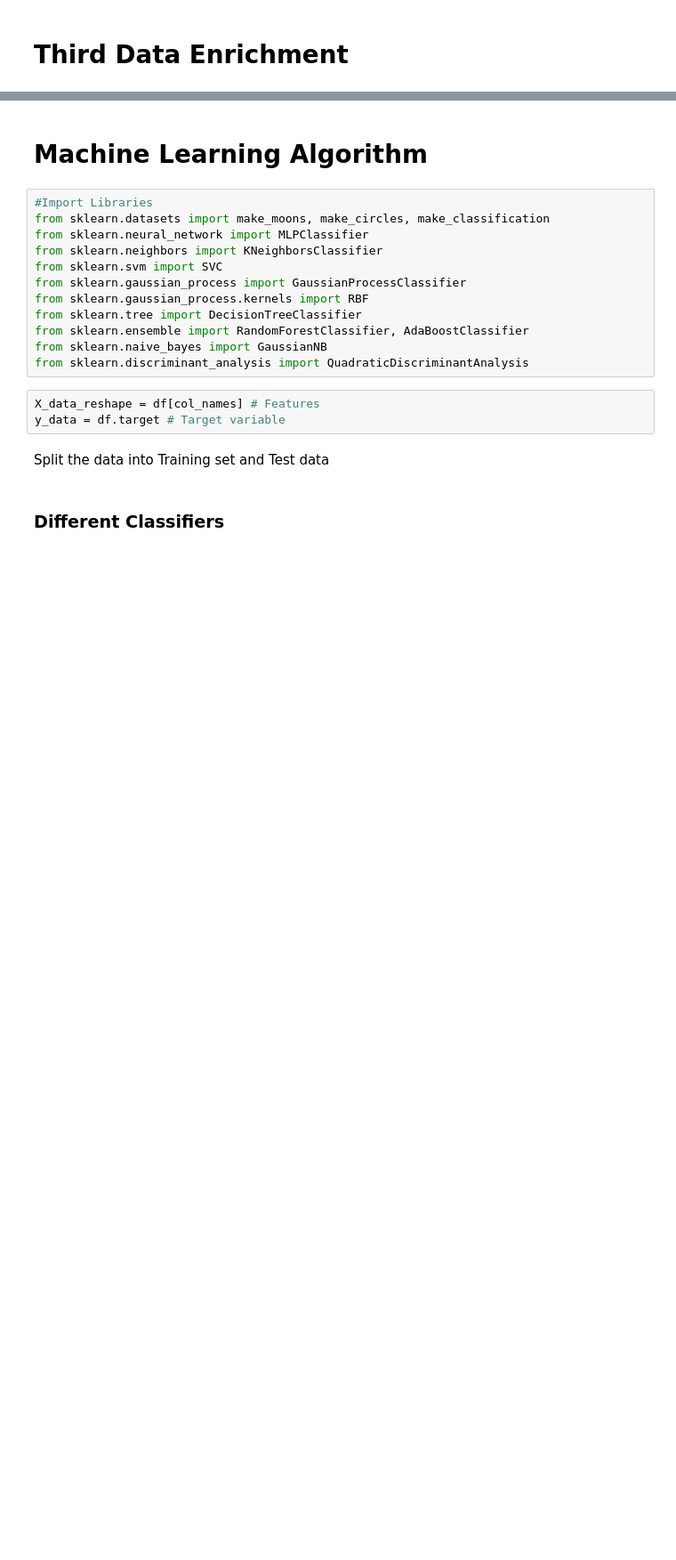
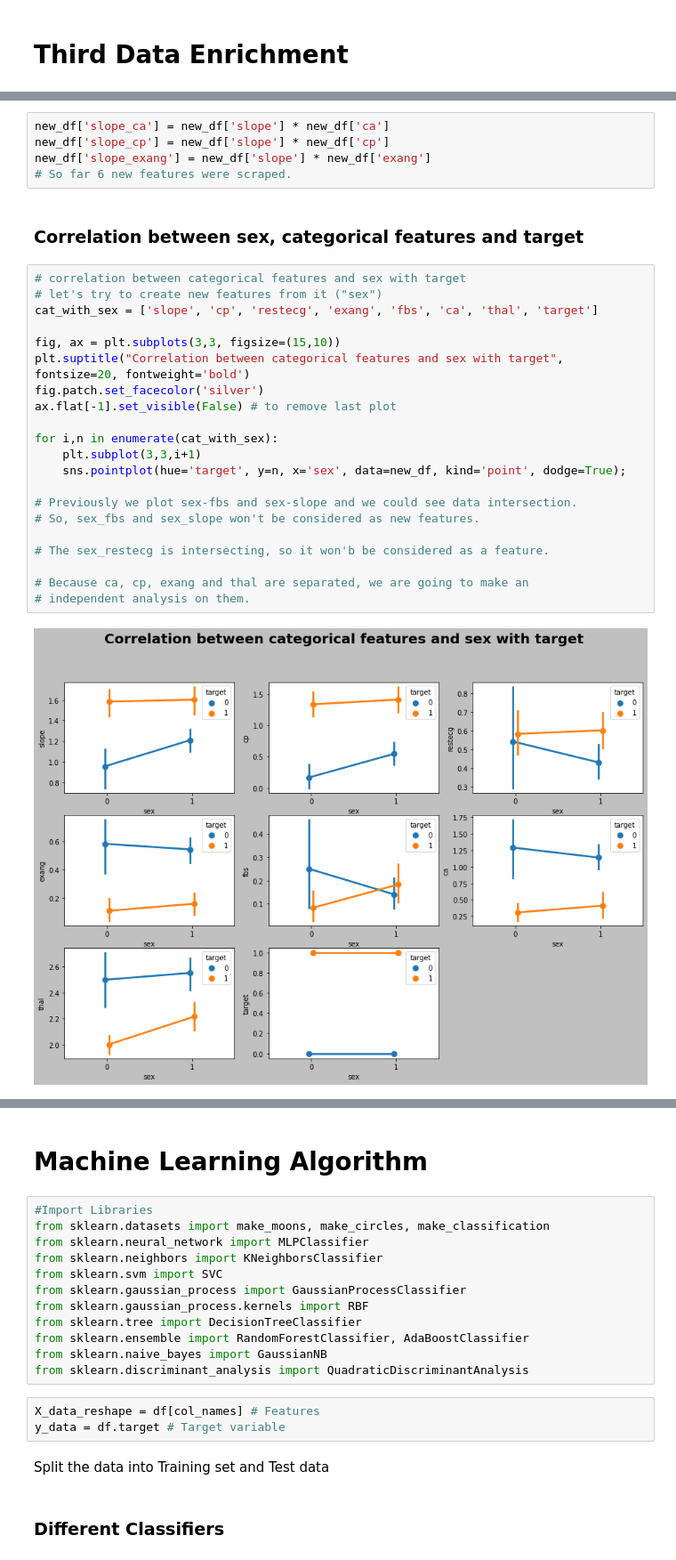
Before and after one commit to snarvekark/ML_Assignments, a Jupyter notebook: MidTerm_Project.ipynb, the cells around one changed output, grey strips where cells are left out. Shown at 89% size. Cells and saved outputs as stored; diff of their text form; blank space fills up the shorter version.

```diff
--- a/MidTerm_Project.ipynb
+++ b/MidTerm_Project.ipynb
@@ -597,0 +652,30 @@ Accuracy: 0.8351648351648352
+# %%
+new_df['slope_ca'] = new_df['slope'] * new_df['ca']
+new_df['slope_cp'] = new_df['slope'] * new_df['cp']
+new_df['slope_exang'] = new_df['slope'] * new_df['exang']
+# So far 6 new features were scraped.
+# %% [markdown]
+### Correlation between sex, categorical features and target
+# %%
+# correlation between categorical features and sex with target
+# let's try to create new features from it ("sex")
+cat_with_sex = ['slope', 'cp', 'restecg', 'exang', 'fbs', 'ca', 'thal', 'target']
+
+fig, ax = plt.subplots(3,3, figsize=(15,10))
+plt.suptitle("Correlation between categorical features and sex with target", fontsize=20, fontweight='bold')
+fig.patch.set_facecolor('silver')
+ax.flat[-1].set_visible(False) # to remove last plot
+
+for i,n in enumerate(cat_with_sex):
+    plt.subplot(3,3,i+1)
+    sns.pointplot(hue='target', y=n, x='sex', data=new_df, kind='point', dodge=True);
+
+# Previously we plot sex-fbs and sex-slope and we could see data intersection.
+# So, sex_fbs and sex_slope won't be considered as new features.
+
+# The sex_restecg is intersecting, so it won'b be considered as a feature.
+
+# Because ca, cp, exang and thal are separated, we are going to make an
+# independent analysis on them.
+# %% [output]
+[figure, added]
```
Also changed, not shown: parts of 18 cells of this notebook.
